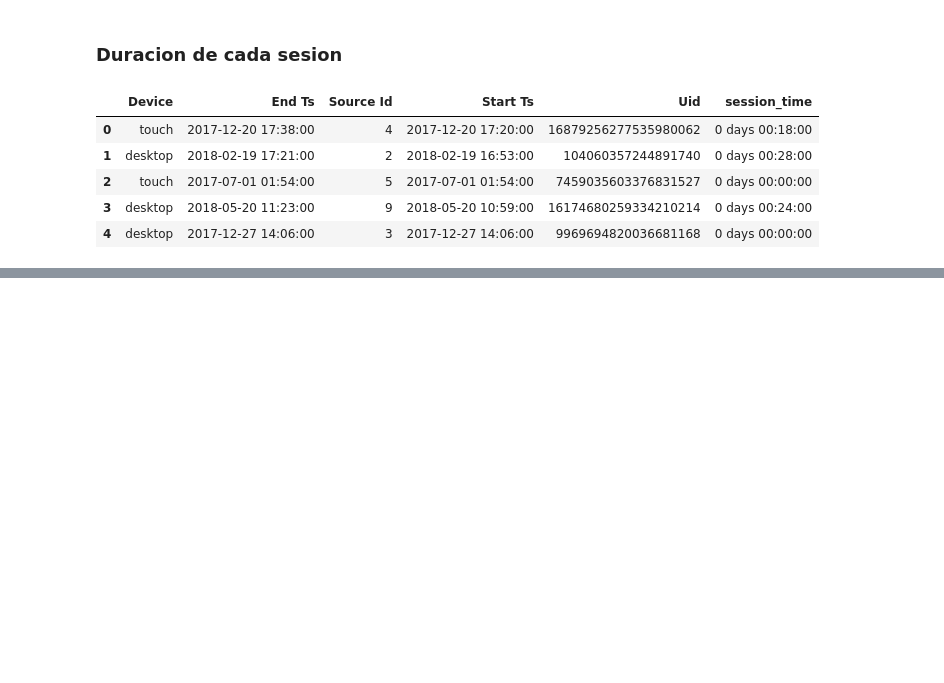
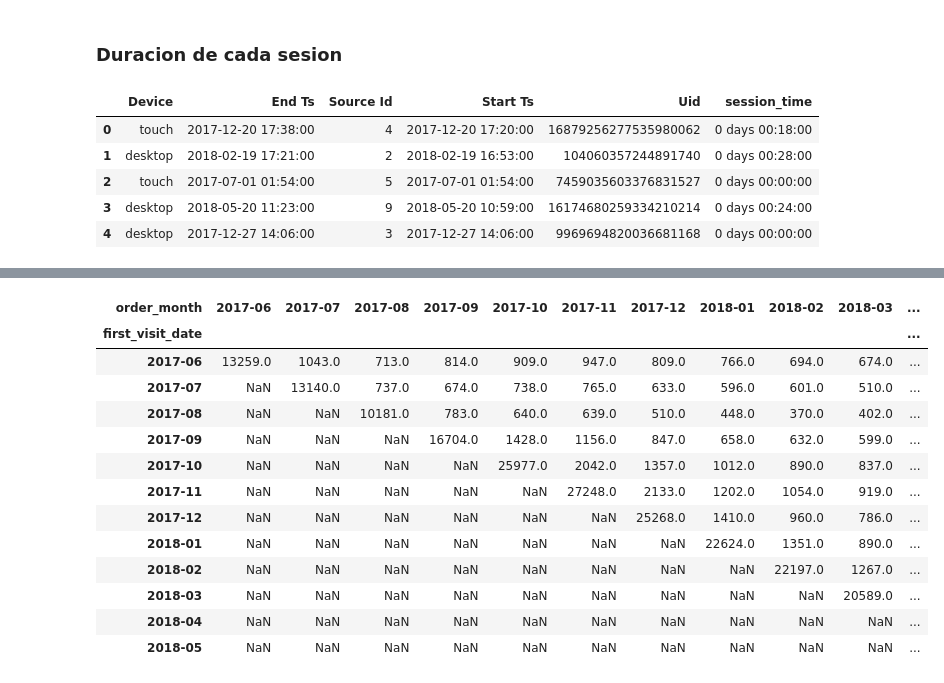
Before and after one commit to cristopherrexx-coder/Proyect-10, a Jupyter notebook: Sprint 10 proyect.ipynb, the cells around one changed output, grey strips where cells are left out. Drawn from its saved outputs; the diff is of its cells as text; code cells hidden in the pictures; blank space fills up the shorter version.

Commit message:
First-four-steps

```diff
--- a/Sprint 10 proyect.ipynb
+++ b/Sprint 10 proyect.ipynb
@@ -244,0 +247,5 @@ print(visits_df['session_time'].mean())
+# %%
+#Obtenemos el mes de la primera visita para cada user
+first_visit_user = visits_df.groupby('Uid')['Start Ts'].min()
+first_visit_user.name = 'first_visit_date'
+first_visit_user.head()
@@ -244,0 +260,4 @@ print(visits_df['session_time'].mean())
+# %%
+#Añadimos esta columna del primer mes de visita al DataFrame visits_df
+added_first_order_month = visits_df.join(first_visit_user, on='Uid')
+added_first_order_month.head()
@@ -244,0 +271,3 @@ print(visits_df['session_time'].mean())
+# %%
+added_first_order_month['order_month'] = added_first_order_month['Start Ts'].dt.to_period('M')
+added_first_order_month.head()
@@ -244,0 +281,3 @@ print(visits_df['session_time'].mean())
+# %%
+added_first_order_month['first_visit_date'] = added_first_order_month['first_visit_date'].dt.to_period('M')
+added_first_order_month.head()
@@ -244,0 +291,22 @@ print(visits_df['session_time'].mean())
+# %%
+added_first_order_month.pivot_table(
+    index = 'first_visit_date',
+    columns= 'order_month',
+    values = 'Uid',
+    aggfunc = 'nunique'
+)
+# %% [output]
+| order_month | 2017-06 | 2017-07 | 2017-08 | 2017-09 | 2017-10 | 2017-11 | 2017-12 | 2018-01 | 2018-02 | 2018-03 | ... |
+| first_visit_date |  |  |  |  |  |  |  |  |  |  | ... |
+| 2017-06 | 13259.0 | 1043.0 | 713.0 | 814.0 | 909.0 | 947.0 | 809.0 | 766.0 | 694.0 | 674.0 | ... |
+| 2017-07 | NaN | 13140.0 | 737.0 | 674.0 | 738.0 | 765.0 | 633.0 | 596.0 | 601.0 | 510.0 | ... |
+| 2017-08 | NaN | NaN | 10181.0 | 783.0 | 640.0 | 639.0 | 510.0 | 448.0 | 370.0 | 402.0 | ... |
+| 2017-09 | NaN | NaN | NaN | 16704.0 | 1428.0 | 1156.0 | 847.0 | 658.0 | 632.0 | 599.0 | ... |
+| 2017-10 | NaN | NaN | NaN | NaN | 25977.0 | 2042.0 | 1357.0 | 1012.0 | 890.0 | 837.0 | ... |
+| 2017-11 | NaN | NaN | NaN | NaN | NaN | 27248.0 | 2133.0 | 1202.0 | 1054.0 | 919.0 | ... |
+| 2017-12 | NaN | NaN | NaN | NaN | NaN | NaN | 25268.0 | 1410.0 | 960.0 | 786.0 | ... |
+| 2018-01 | NaN | NaN | NaN | NaN | NaN | NaN | NaN | 22624.0 | 1351.0 | 890.0 | ... |
+| 2018-02 | NaN | NaN | NaN | NaN | NaN | NaN | NaN | NaN | 22197.0 | 1267.0 | ... |
+| 2018-03 | NaN | NaN | NaN | NaN | NaN | NaN | NaN | NaN | NaN | 20589.0 | ... |
+| 2018-04 | NaN | NaN | NaN | NaN | NaN | NaN | NaN | NaN | NaN | NaN | ... |
+| 2018-05 | NaN | NaN | NaN | NaN | NaN | NaN | NaN | NaN | NaN | NaN | ... |
```
Also changed, not shown: parts of 10 cells of this notebook.
